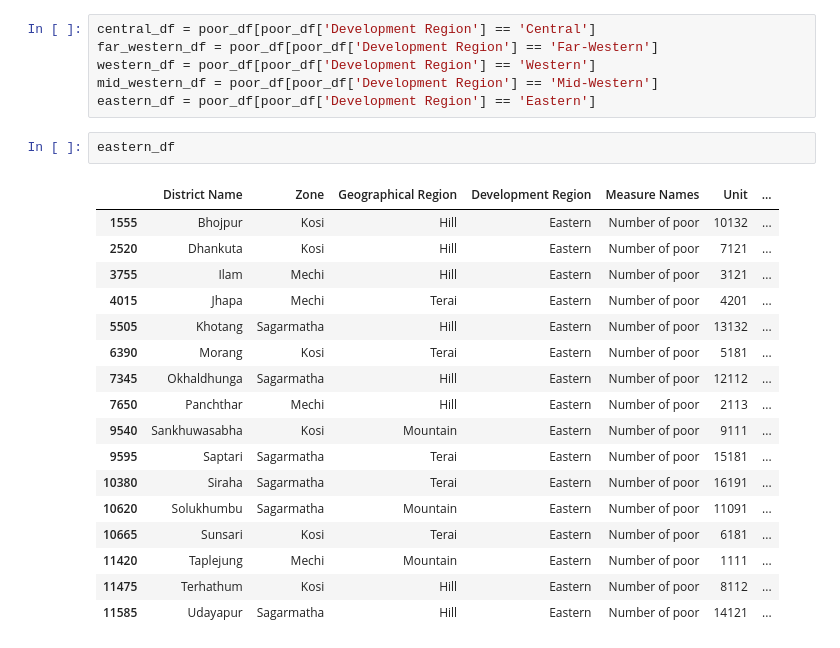
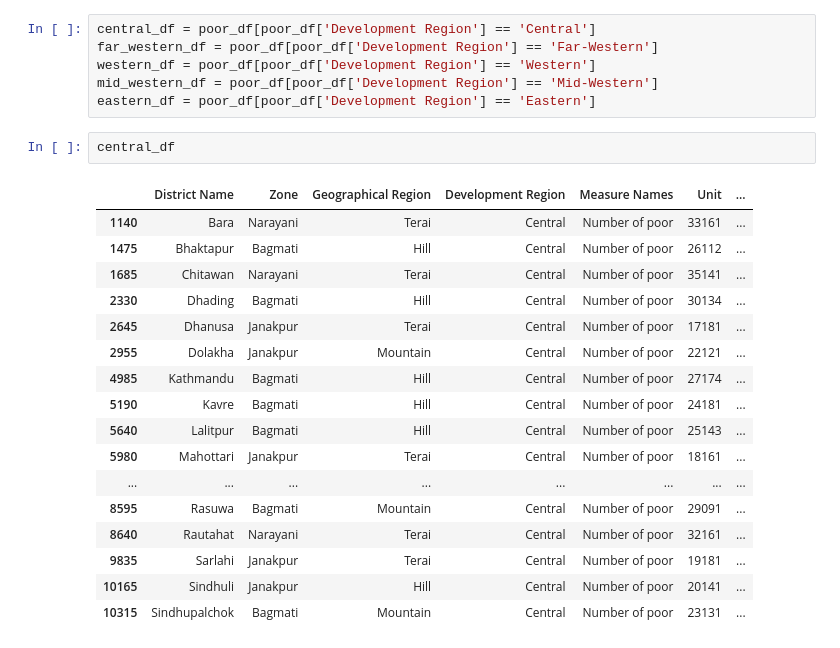
Before and after one commit to PragyanSubedi/Nepalese-dataset-visualization, a Jupyter notebook: District wise Poverty Indicators, 2011/District wise poverty.ipynb, the cells around one changed output. Cells and saved outputs as stored; diff of their text form.

```diff
--- a/District wise Poverty Indicators, 2011/District wise poverty.ipynb
+++ b/District wise Poverty Indicators, 2011/District wise poverty.ipynb
@@ -49,24 +45,24 @@ far_western_df = poor_df[poor_df['Development Region'] == 'Far-Western']
 western_df = poor_df[poor_df['Development Region'] == 'Western']
 mid_western_df = poor_df[poor_df['Development Region'] == 'Mid-Western']
 eastern_df = poor_df[poor_df['Development Region'] == 'Eastern']
-# %%
-eastern_df
-# %% [output]
-|  | District Name | Zone | Geographical Region | Development Region | Measure Names | Unit | ... |
-| 1555 | Bhojpur | Kosi | Hill | Eastern | Number of poor | 10132 | ... |
-| 2520 | Dhankuta | Kosi | Hill | Eastern | Number of poor | 7121 | ... |
-| 3755 | Ilam | Mechi | Hill | Eastern | Number of poor | 3121 | ... |
-| 4015 | Jhapa | Mechi | Terai | Eastern | Number of poor | 4201 | ... |
-| 5505 | Khotang | Sagarmatha | Hill | Eastern | Number of poor | 13132 | ... |
-| 6390 | Morang | Kosi | Terai | Eastern | Number of poor | 5181 | ... |
-| 7345 | Okhaldhunga | Sagarmatha | Hill | Eastern | Number of poor | 12112 | ... |
-| 7650 | Panchthar | Mechi | Hill | Eastern | Number of poor | 2113 | ... |
-| 9540 | Sankhuwasabha | Kosi | Mountain | Eastern | Number of poor | 9111 | ... |
-| 9595 | Saptari | Sagarmatha | Terai | Eastern | Number of poor | 15181 | ... |
-| 10380 | Siraha | Sagarmatha | Terai | Eastern | Number of poor | 16191 | ... |
-| 10620 | Solukhumbu | Sagarmatha | Mountain | Eastern | Number of poor | 11091 | ... |
-| 10665 | Sunsari | Kosi | Terai | Eastern | Number of poor | 6181 | ... |
-| 11420 | Taplejung | Mechi | Mountain | Eastern | Number of poor | 1111 | ... |
-| 11475 | Terhathum | Kosi | Hill | Eastern | Number of poor | 8112 | ... |
-| 11585 | Udayapur | Sagarmatha | Hill | Eastern | Number of poor | 14121 | ... |
+# %%
+central_df
+# %% [output]
+|  | District Name | Zone | Geographical Region | Development Region | Measure Names | Unit | ... |
+| 1140 | Bara | Narayani | Terai | Central | Number of poor | 33161 | ... |
+| 1475 | Bhaktapur | Bagmati | Hill | Central | Number of poor | 26112 | ... |
+| 1685 | Chitawan | Narayani | Terai | Central | Number of poor | 35141 | ... |
+| 2330 | Dhading | Bagmati | Hill | Central | Number of poor | 30134 | ... |
+| 2645 | Dhanusa | Janakpur | Terai | Central | Number of poor | 17181 | ... |
+| 2955 | Dolakha | Janakpur | Mountain | Central | Number of poor | 22121 | ... |
+| 4985 | Kathmandu | Bagmati | Hill | Central | Number of poor | 27174 | ... |
+| 5190 | Kavre | Bagmati | Hill | Central | Number of poor | 24181 | ... |
+| 5640 | Lalitpur | Bagmati | Hill | Central | Number of poor | 25143 | ... |
+| 5980 | Mahottari | Janakpur | Terai | Central | Number of poor | 18161 | ... |
+| ... | ... | ... | ... | ... | ... | ... | ... |
+| 8595 | Rasuwa | Bagmati | Mountain | Central | Number of poor | 29091 | ... |
+| 8640 | Rautahat | Narayani | Terai | Central | Number of poor | 32161 | ... |
+| 9835 | Sarlahi | Janakpur | Terai | Central | Number of poor | 19181 | ... |
+| 10165 | Sindhuli | Janakpur | Hill | Central | Number of poor | 20141 | ... |
+| 10315 | Sindhupalchok | Bagmati | Mountain | Central | Number of poor | 23131 | ... |
 # %%
```
Also changed, not shown: parts of 3 cells of this notebook, 2 other files.
